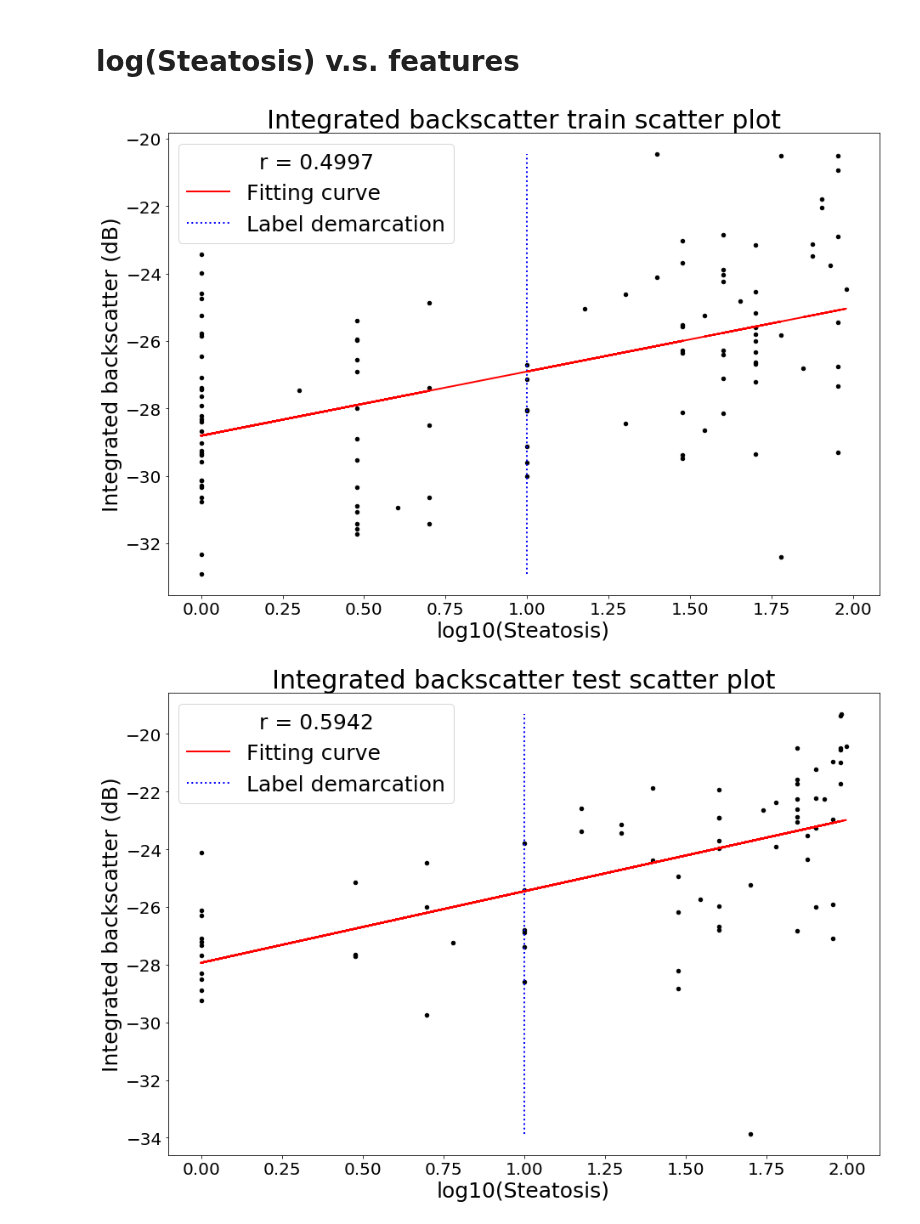
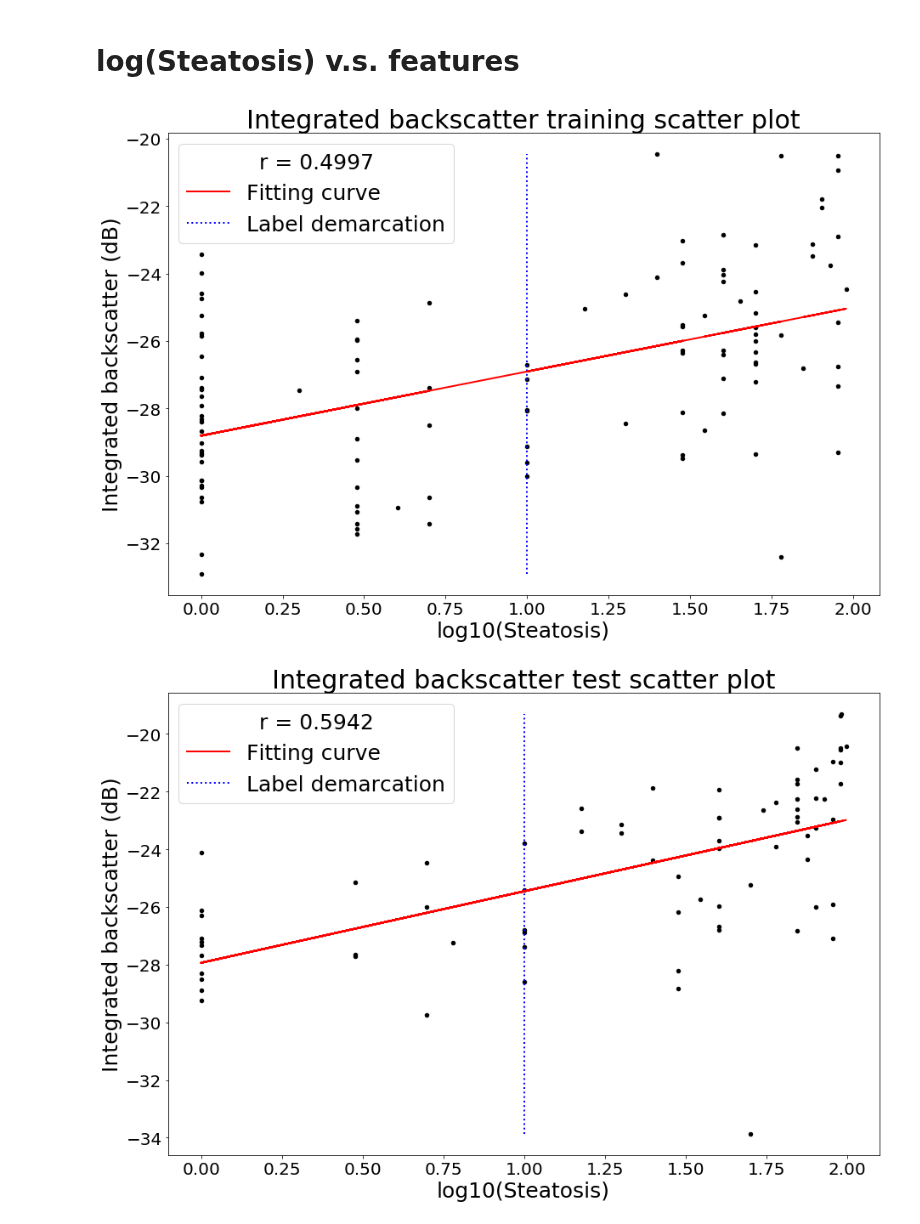
Before and after one commit to Lance0218/Fatty-liver-classifier, a Jupyter notebook: Scatter plot.ipynb, the cells around one changed output. Saved outputs shown, nothing was run; the diff lists cells and outputs as text; code cells hidden in the pictures.

```diff
--- a/Scatter plot.ipynb
+++ b/Scatter plot.ipynb
@@ -44,7 +44,7 @@ def scatter_plot(i):
     ## def training set
     plt.figure(figsize = (15, 10))
     plt.scatter(X_train, y_train[:, i], s = 20, c = 'black', alpha = 1)
-    plt.title('{0} train scatter plot'.format(categories[i]), size = 30)
+    plt.title('{0} training scatter plot'.format(categories[i]), size = 30)
     plt.xlabel('Steatosis', size = 25)
     plt.ylabel('{0}'.format(features[i]), size = 25)
     plt.xticks(size = 20)
@@ -59,7 +59,7 @@ def scatter_plot(i):
 
     ## set legend & save
     plt.legend(loc = 'best', fontsize = 25, title = 'r = {0:0.4f}'.format(R[i])).get_title().set_fontsize('25')
-    plt.savefig('Data Visualization\scatter\{0} train scatter plot.png'.format(categories[i]))
+    plt.savefig('Data Visualization\scatter\{0} training scatter plot.png'.format(categories[i]))
 
     ## def test set
     plt.figure(figsize = (15, 10))
@@ -136,7 +136,7 @@ def scatter_plot(i):
     ## def training set
     plt.figure(figsize = (15, 10))
     plt.scatter(X_train, y_train[:, i], s = 20, c = 'black', alpha = 1)
-    plt.title('{0} train scatter plot'.format(categories[i]), size = 30)
+    plt.title('{0} training scatter plot'.format(categories[i]), size = 30)
     plt.xlabel('log10(Steatosis)', size = 25)
     plt.ylabel('{0}'.format(features[i]), size = 25)
     plt.xticks(size = 20)
@@ -145,34 +145,34 @@ def scatter_plot(i):
 
     ## calc the trendline (it is simply a linear fitting)
     z1 = np.polyfit(X_train, y_train[:, i], 1)
     p1 = np.poly1d(z1)
     plt.plot(X_train, p1(X_train), color = 'red', linestyle='-', linewidth=2, label = 'Fitting curve')
 
     ## set legend & save
     plt.legend(loc = 'best', fontsize = 25, title = 'r = {0:0.4f}'.format(R[i])).get_title().set_fontsize('25')
-    plt.savefig('Data Visualization\scatter\{0} train scatter plot(log).png'.format(categories[i]))
+    plt.savefig('Data Visualization\scatter\{0} training scatter plot (log).png'.format(categories[i]))
 
     ## def test set
     plt.figure(figsize = (15, 10))
     plt.scatter(X_test, y_test[:, i], s = 20, c = 'black', alpha = 1)
     plt.title('{0} test scatter plot'.format(categories[i]), size = 30)
     plt.xlabel('log10(Steatosis)', size = 25)
     plt.ylabel('{0}'.format(features[i]), size = 25)
     plt.xticks(size = 20)
     plt.yticks(size = 20)
     plt.vlines(1, min(y_test[:, i]), max(y_test[:, i]), linestyle=':', linewidth=2, color = 'blue', label = 'Label demarcation')
 
     ## calc the trendline (it is simply a linear fitting)
     z2 = np.polyfit(X_test, y_test[:, i], 1)
     p2 = np.poly1d(z2)
     plt.plot(X_test, p2(X_test), color = 'red', linestyle='-', linewidth=2, label = 'Fitting curve')
 
     ## set legend & save
     plt.legend(loc = 'best', fontsize = 25, title = 'r = {0:0.4f}'.format(S[i])).get_title().set_fontsize('25')
-    plt.savefig('Data Visualization\scatter\{0} test scatter plot(log).png'.format(categories[i]))
+    plt.savefig('Data Visualization\scatter\{0} test scatter plot (log).png'.format(categories[i]))
 
 for i in range(3):
     scatter_plot(i)
 # %% [output]
-[figure, old version]
+[figure, new version]
 [figure]
```
Also changed, not shown: parts of 2 cells of this notebook, 1 other file.
